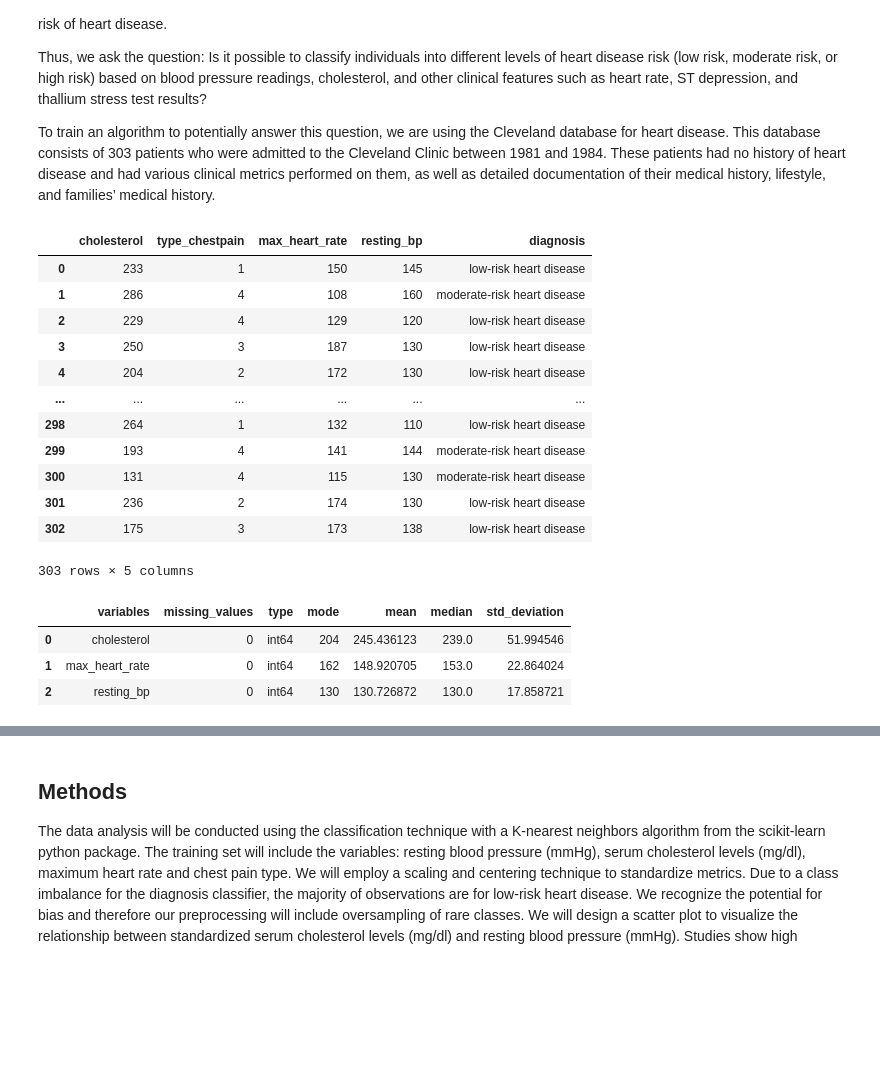
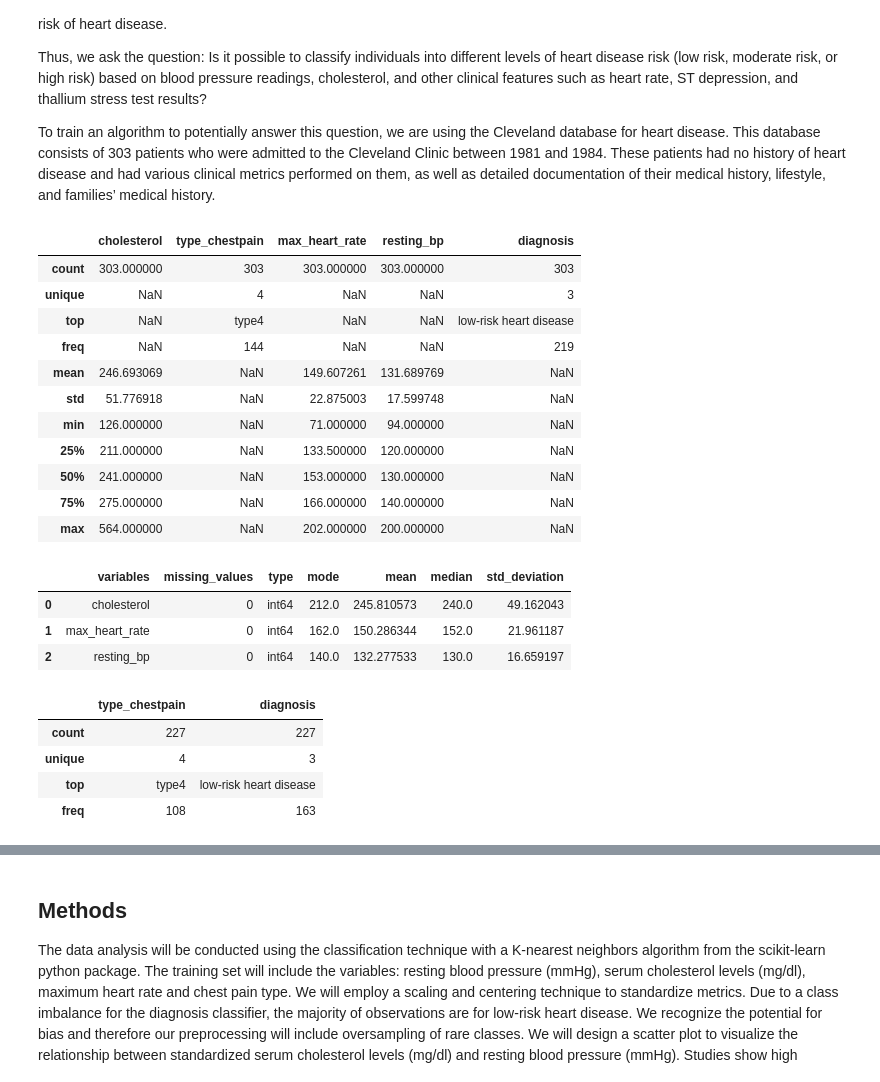
Before and after one commit to KodyForsyth/dsci_project, a Jupyter notebook: heart_disease.ipynb, the cells around one changed output, grey strips where cells are left out. Cells and saved outputs as stored; diff of their text form; code cells hidden in the pictures; blank space fills up the shorter version.

Commit message:
Clean the summary of data set and improve distribution graph

```diff
--- a/heart_disease.ipynb
+++ b/heart_disease.ipynb
@@ -23,72 +23,65 @@ heart_disease = pd.read_csv("https://archive.ics.uci.edu/static/public/45/data.c
 
 # filter dataframe
 heart_disease.rename(columns = {
                           "fbs" : "fasting_blood_sugar",
                           "chol" : "cholesterol",
                           "cp":"type_chestpain",
                           "restecg" : "resting_ecg",
                           "thalach" : "max_heart_rate",
                           "exang" : "exercise_induced_angina",
                           "oldpeak" : "ST_depression",
                           "slope" : "ST_segment_slope",
                           "ca" : "num_major_vessels",
                           "thal" : "thallium_stress_test", #not sure
                           "num" : "diagnosis",
                           "trestbps" : "resting_bp"
 }, inplace = True)
 
 heart_disease = heart_disease[["cholesterol","type_chestpain","max_heart_rate","resting_bp","diagnosis"]]
 
 
 # A low-risk diagnosis is 0, 1
 # A moderate-risk diagnosis is 2, 3
 # A high-risk diagnosis is 4
 heart_disease['diagnosis'] = heart_disease['diagnosis'].replace([0,1], "low-risk heart disease")
 heart_disease['diagnosis'] = heart_disease['diagnosis'].replace([2,3], "moderate-risk heart disease")
 heart_disease['diagnosis'] = heart_disease['diagnosis'].replace([4], "high-risk heart disease")
 
+# chest pain type
+heart_disease['type_chestpain'] = heart_disease['type_chestpain'].replace(
+    [1,2,3,4],
+    ["type1","type2","type3","type4"])
+
+
 heart_disease
 # %% [output]
 |  | cholesterol | type_chestpain | max_heart_rate | resting_bp | diagnosis |
-| 0 | 233 | 1 | 150 | 145 | low-risk heart disease |
-| 1 | 286 | 4 | 108 | 160 | moderate-risk heart disease |
-| 2 | 229 | 4 | 129 | 120 | low-risk heart disease |
-| 3 | 250 | 3 | 187 | 130 | low-risk heart disease |
-| 4 | 204 | 2 | 172 | 130 | low-risk heart disease |
-| ... | ... | ... | ... | ... | ... |
-| 298 | 264 | 1 | 132 | 110 | low-risk heart disease |
-| 299 | 193 | 4 | 141 | 144 | moderate-risk heart disease |
-| 300 | 131 | 4 | 115 | 130 | moderate-risk heart disease |
-| 301 | 236 | 2 | 174 | 130 | low-risk heart disease |
-| 302 | 175 | 3 | 173 | 138 | low-risk heart disease |
+| count | 303.000000 | 303 | 303.000000 | 303.000000 | 303 |
+| unique | NaN | 4 | NaN | NaN | 3 |
+| top | NaN | type4 | NaN | NaN | low-risk heart disease |
+| freq | NaN | 144 | NaN | NaN | 219 |
+| mean | 246.693069 | NaN | 149.607261 | 131.689769 | NaN |
+| std | 51.776918 | NaN | 22.875003 | 17.599748 | NaN |
+| min | 126.000000 | NaN | 71.000000 | 94.000000 | NaN |
+| 25% | 211.000000 | NaN | 133.500000 | 120.000000 | NaN |
+| 50% | 241.000000 | NaN | 153.000000 | 130.000000 | NaN |
+| 75% | 275.000000 | NaN | 166.000000 | 140.000000 | NaN |
+| max | 564.000000 | NaN | 202.000000 | 200.000000 | NaN |
-303 rows × 5 columns
 # %%
-# split data
-heart_disease_train, heart_disease_test = train_test_split(heart_disease, train_size = 0.75)
-
-# table including:
-# number of observations in each class,
-# mean, mode, std deviation of the predictor variables,
-# and how many rows have missing data
-
-num_observations = len(heart_disease_train.index)
-
-heart_disease_train_no_categorical = heart_disease_train.drop(columns = ["diagnosis", "type_chestpain"])
-predictor_modes = heart_disease_train_no_categorical.apply("mode").iloc[[0]].melt()
-
-table = pd.DataFrame({
-    'variables' : heart_disease_train_no_categorical.columns,
-    'missing_values' : heart_disease_train_no_categorical.isnull().sum().values,
-    'type' : heart_disease_train_no_categorical.dtypes.values,
-    'mode' : predictor_modes["value"],
-    'mean' : heart_disease_train_no_categorical.apply("mean").values,
-    'median' : heart_disease_train_no_categorical.apply("median").values,
-    'std_deviation' : heart_disease_train_no_categorical.apply("std").values
-})
-
-table
+# split data into training and test sets
+heart_disease_train, heart_disease_test = train_test_split(heart_disease, train_size = 0.75, random_state = 0)
 # %% [output]
 |  | variables | missing_values | type | mode | mean | median | std_deviation |
-| 0 | cholesterol | 0 | int64 | 204 | 245.436123 | 239.0 | 51.994546 |
-| 1 | max_heart_rate | 0 | int64 | 162 | 148.920705 | 153.0 | 22.864024 |
-| 2 | resting_bp | 0 | int64 | 130 | 130.726872 | 130.0 | 17.858721 |
+| 0 | cholesterol | 0 | int64 | 212.0 | 245.810573 | 240.0 | 49.162043 |
+| 1 | max_heart_rate | 0 | int64 | 162.0 | 150.286344 | 152.0 | 21.961187 |
+| 2 | resting_bp | 0 | int64 | 140.0 | 132.277533 | 130.0 | 16.659197 |
+# %%
+# Summary of the categorical variables
+heart_disease_categorical = heart_disease_train.drop(columns = ["cholesterol","max_heart_rate","resting_bp"])
+heart_disease_categorical.describe()
+# %% [output]
+|  | type_chestpain | diagnosis |
+| count | 227 | 227 |
+| unique | 4 | 3 |
+| top | type4 | low-risk heart disease |
+| freq | 108 | 163 |
```
Also changed, not shown: parts of 2 cells of this notebook.
